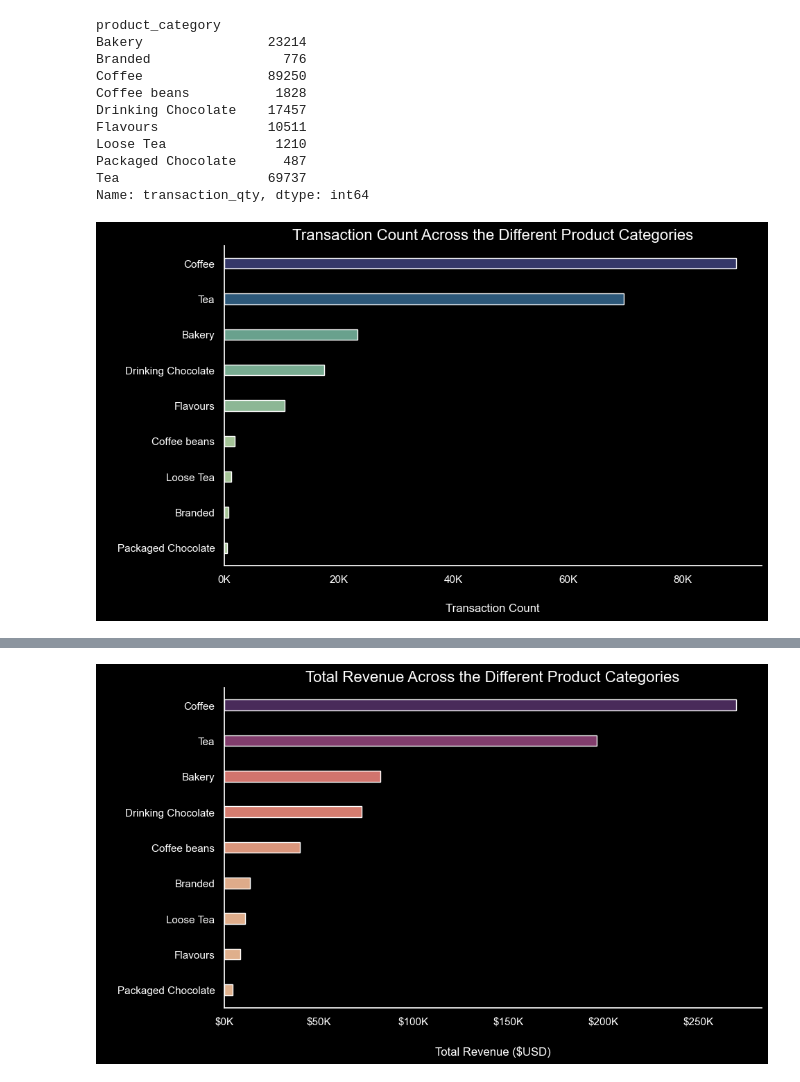
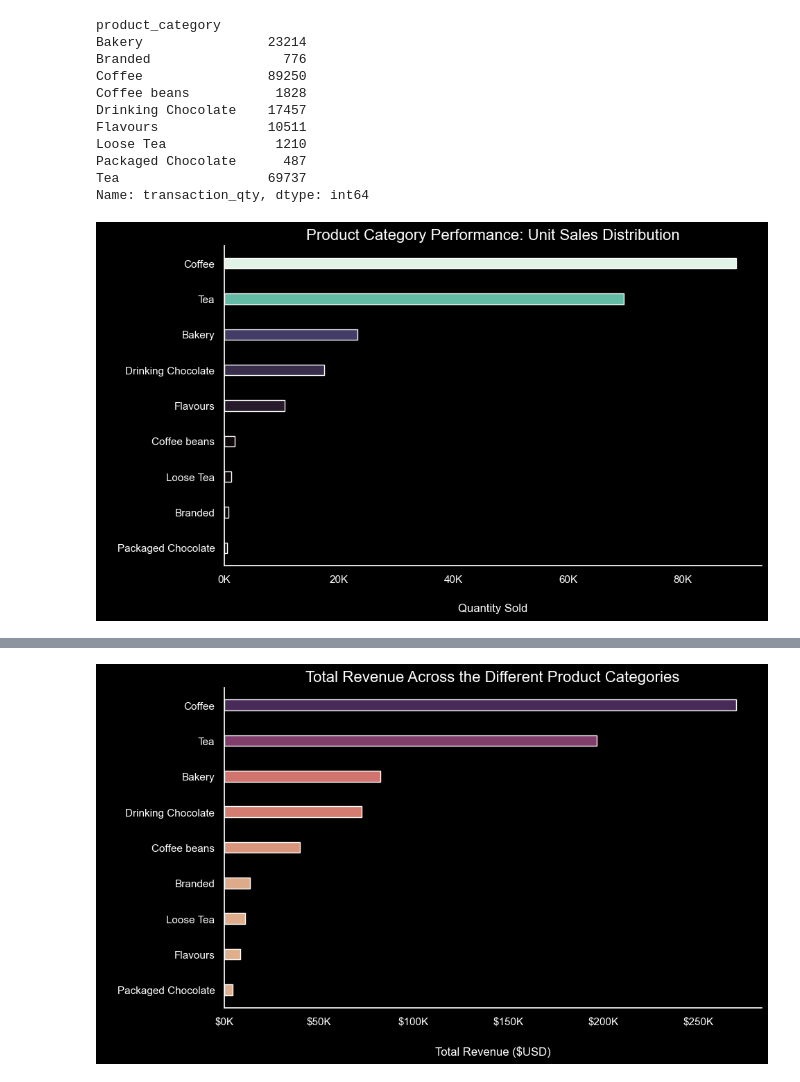
Before and after one commit to HuDragm/Coffee-Shop-Sales, a Jupyter notebook: notebooks/initial_eda.ipynb, the cells around one changed output, grey strips where cells are left out. Saved outputs shown, nothing was run; the diff lists cells and outputs as text; code cells hidden in the pictures.

```diff
--- a/notebooks/initial_eda.ipynb
+++ b/notebooks/initial_eda.ipynb
@@ -240,0 +267,6 @@ plt.show()
+# %%
+# extracting the weekday name
+df['day_name'] = df['transaction_date']. dt.strftime('%a')
+df['is_weekend'] = df['day_name'].apply(lambda d: True if d in ['Sat', 'Sun'] else False)
+df['day_numeric'] = df['transaction_date'].dt.dayofweek
+df[['day_name', 'is_weekend', 'day_numeric']]
@@ -240,0 +347,22 @@ plt.show()
+# %%
+# plotting revenue per day
+
+plt.figure(figsize=(10, 6))
+sns.set_theme( style='dark')
+
+sns.barplot(data= revenue_per_day, x='day_name', y='revenue', hue='revenue', palette='flare', legend= False, width= 0.3)
+sns.despine()
+
+plt.gca().set_facecolor("#000000")
+plt.gcf().set_facecolor('#000000')
+plt.tick_params(axis='both', colors='white')
+
+
+plt.title('Total Revenue per Day', fontsize= 16, color='white')
+plt.ylabel('Total Revenue ($USD)', fontsize=12, color='white', labelpad=20)
+plt.xlabel(' ')
+
+ax = plt.gca()
+ax.yaxis.set_major_formatter(plt.FuncFormatter(lambda y, pos: f'${int(y/1000)}K'))
+
+plt.show()
@@ -263,25 +393,25 @@ Packaged Chocolate      487
 Tea                   69737
 Name: transaction_qty, dtype: int64
 # %%
-products_trans_count_plot = df.groupby('product_category')['transaction_qty'].sum().reset_index().sort_values(by= 'transaction_qty', ascending=False)
+products_unit_volume = df.groupby('product_category')['transaction_qty'].sum().reset_index().sort_values(by= 'transaction_qty', ascending=False)
 
 plt.figure(figsize=(10, 6))
 sns.set_theme( style='dark')
 
-sns.barplot(data= products_trans_count_plot, x='transaction_qty', y='product_category', hue='transaction_qty', palette='crest', legend= False, width= 0.3)
+sns.barplot(data= products_unit_volume, x='transaction_qty', y='product_category', hue='transaction_qty', palette='mako', legend= False, width= 0.3)
 sns.despine()
 
 plt.gca().set_facecolor("#000000")
 plt.gcf().set_facecolor('#000000')
 plt.tick_params(axis='both', colors='white')
 
 ax = plt.gca()
 ax.xaxis.set_major_formatter(plt.FuncFormatter(lambda x, pos: f'{int(x/1000)}K'))
 
-plt.title('Transaction Count Across the Different Product Categories', fontsize= 16, color='white')
-plt.xlabel('Transaction Count', fontsize=12, color='white', labelpad=20)
+plt.title('Product Category Performance: Unit Sales Distribution', fontsize= 16, color='white')
+plt.xlabel('Quantity Sold', fontsize=12, color='white', labelpad=20)
 plt.ylabel(' ')
 
 plt.show()
 # %% [output]
-[figure, old version]
+[figure, new version]
```
Also changed, not shown: parts of 32 cells of this notebook, 17 other files.
